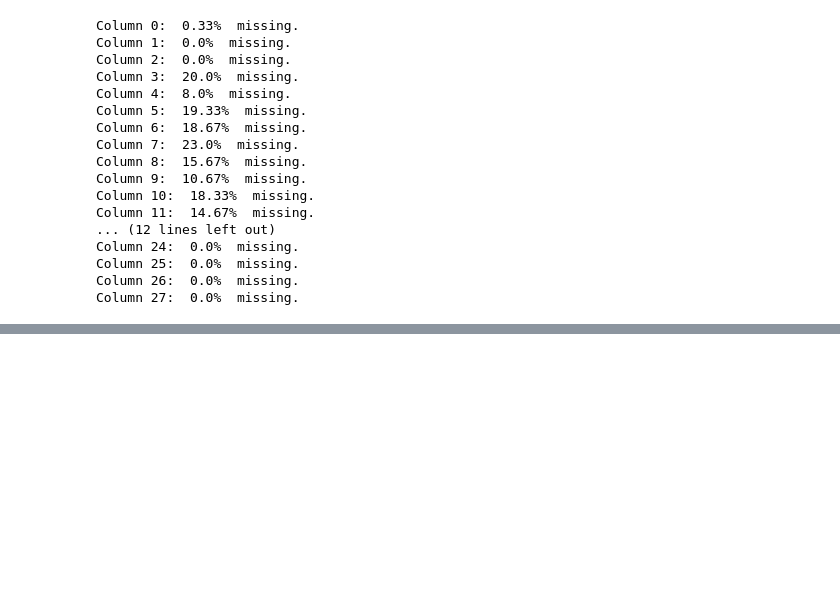
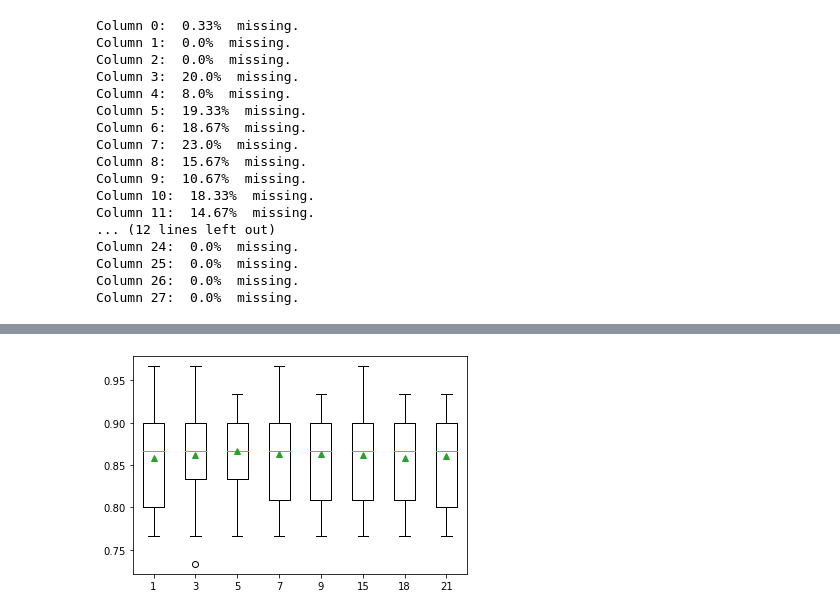
Before and after one commit to piotr-druzdzel/Horse-Colic-KNN-Imputation, a Jupyter notebook: KNN-Imputation.ipynb, the cells around one changed output, grey strips where cells are left out. Cells and saved outputs as stored; diff of their text form; code cells hidden in the pictures; blank space fills up the shorter version.

```diff
--- a/KNN-Imputation.ipynb
+++ b/KNN-Imputation.ipynb
@@ -351,0 +456,9 @@ Column 27:  0.0%  missing.
+# %%
+# define modeling pipeline
+from sklearn.ensemble import RandomForestClassifier
+from sklearn.pipeline import Pipeline
+
+rf_model = RandomForestClassifier()
+knn_imputer = KNNImputer()
+
+pipeline = Pipeline(steps=[('imputer', knn_imputer), ('model', rf_model)])
@@ -351,0 +473,10 @@ Column 27:  0.0%  missing.
+# %%
+from sklearn.model_selection import RepeatedStratifiedKFold
+
+# repeats Stratified K-Fold n times with different randomization in each repetition
+cv = RepeatedStratifiedKFold(n_splits=10, n_repeats=3, random_state=1)
+# %%
+# cross validation
+from sklearn.model_selection import cross_val_score
+
+scores = cross_val_score(pipeline, X, y, scoring='accuracy', cv=cv, n_jobs=-1, error_score='raise')
@@ -351,0 +497,14 @@ Column 27:  0.0%  missing.
+# %%
+# evaluate each strategy on the dataset
+results = list()
+k_values = [i for i in [1,3,5,7,9,15,18,21]]
+
+for k in k_values:
+    # create the modeling pipeline
+    pipeline = Pipeline(steps=[('imputer', KNNImputer(n_neighbors=k)), ('model', RandomForestClassifier())])
+    # evaluate the model
+    cv = RepeatedStratifiedKFold(n_splits=10, n_repeats=3, random_state=1)
+    scores = cross_val_score(pipeline, X, y, scoring='accuracy', cv=cv, n_jobs=-1)
+    # store results
+    results.append(scores)
+    print(f'Mean Accuracy: {np.round(np.mean(scores),2)}, std dev: {np.round(np.std(scores),2)}.')
@@ -351,0 +540,6 @@ Column 27:  0.0%  missing.
+# %%
+# plot model performance for comparison
+plt.boxplot(results, labels=k_values, showmeans=True)
+plt.show()
+# %% [output]
+[figure, added]
```
Also changed, not shown: parts of 31 cells of this notebook.
